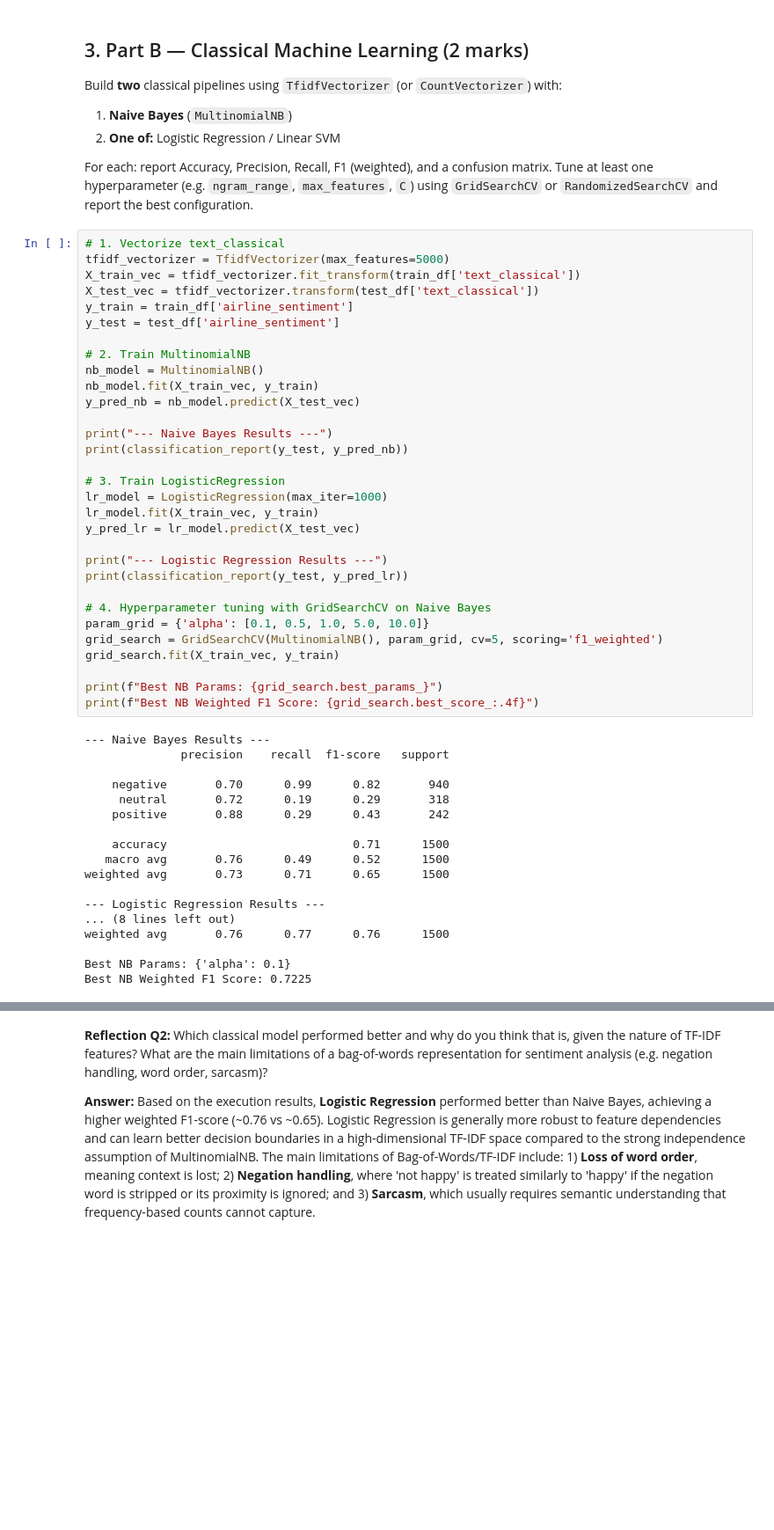
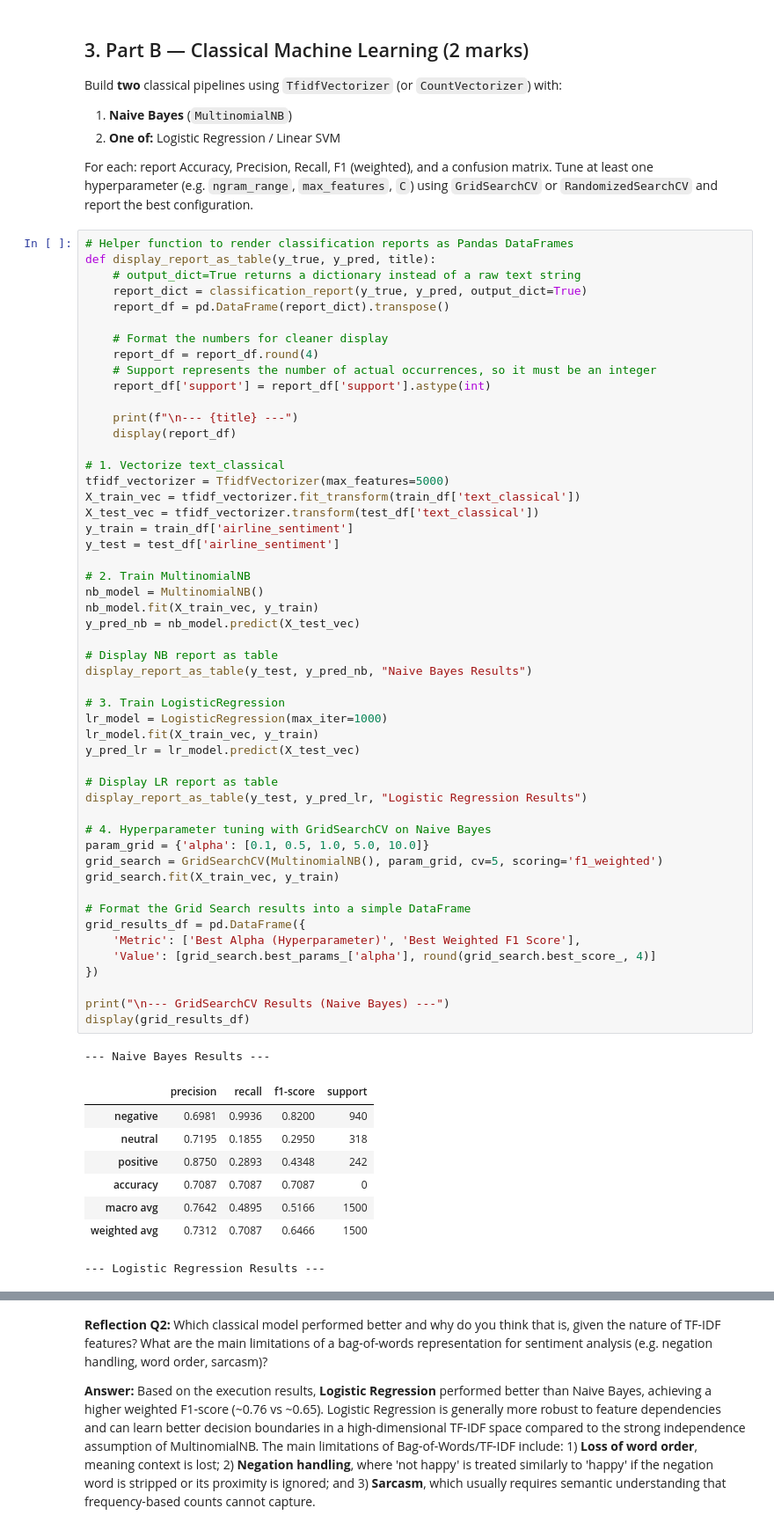
Before and after one commit to AvikRaj/sentiment-analysis-airtravel, a Jupyter notebook: sentiment-analysis.ipynb, the cells around one changed output, grey strips where cells are left out. Shown at 88% size. Saved outputs shown, nothing was run; the diff lists cells and outputs as text; blank space fills up the shorter version.

```diff
--- a/sentiment-analysis.ipynb
+++ b/sentiment-analysis.ipynb
@@ -465,51 +433,63 @@ For each: report Accuracy, Precision, Recall, F1 (weighted), and a confusion mat
 Tune at least one hyperparameter (e.g. `ngram_range`, `max_features`, `C`) using
 `GridSearchCV` or `RandomizedSearchCV` and report the best configuration.
 # %%
+# Helper function to render classification reports as Pandas DataFrames
+def display_report_as_table(y_true, y_pred, title):
+    # output_dict=True returns a dictionary instead of a raw text string
+    report_dict = classification_report(y_true, y_pred, output_dict=True)
+    report_df = pd.DataFrame(report_dict).transpose()
+
+    # Format the numbers for cleaner display
+    report_df = report_df.round(4)
+    # Support represents the number of actual occurrences, so it must be an integer
+    report_df['support'] = report_df['support'].astype(int)
+
+    print(f"\n--- {title} ---")
+    display(report_df)
+
 # 1. Vectorize text_classical
 tfidf_vectorizer = TfidfVectorizer(max_features=5000)
 X_train_vec = tfidf_vectorizer.fit_transform(train_df['text_classical'])
 X_test_vec = tfidf_vectorizer.transform(test_df['text_classical'])
 y_train = train_df['airline_sentiment']
 y_test = test_df['airline_sentiment']
 
 # 2. Train MultinomialNB
 nb_model = MultinomialNB()
 nb_model.fit(X_train_vec, y_train)
 y_pred_nb = nb_model.predict(X_test_vec)
 
-print("--- Naive Bayes Results ---")
-print(classification_report(y_test, y_pred_nb))
+# Display NB report as table
+display_report_as_table(y_test, y_pred_nb, "Naive Bayes Results")
 
 # 3. Train LogisticRegression
 lr_model = LogisticRegression(max_iter=1000)
 lr_model.fit(X_train_vec, y_train)
 y_pred_lr = lr_model.predict(X_test_vec)
 
-print("--- Logistic Regression Results ---")
-print(classification_report(y_test, y_pred_lr))
+# Display LR report as table
+display_report_as_table(y_test, y_pred_lr, "Logistic Regression Results")
 
 # 4. Hyperparameter tuning with GridSearchCV on Naive Bayes
 param_grid = {'alpha': [0.1, 0.5, 1.0, 5.0, 10.0]}
 grid_search = GridSearchCV(MultinomialNB(), param_grid, cv=5, scoring='f1_weighted')
 grid_search.fit(X_train_vec, y_train)
 
-print(f"Best NB Params: {grid_search.best_params_}")
-print(f"Best NB Weighted F1 Score: {grid_search.best_score_:.4f}")
+# Format the Grid Search results into a simple DataFrame
+grid_results_df = pd.DataFrame({
+    'Metric': ['Best Alpha (Hyperparameter)', 'Best Weighted F1 Score'],
+    'Value': [grid_search.best_params_['alpha'], round(grid_search.best_score_, 4)]
+})
+
+print("\n--- GridSearchCV Results (Naive Bayes) ---")
+display(grid_results_df)
 # %% [output]
 --- Naive Bayes Results ---
-              precision    recall  f1-score   support
-
-    negative       0.70      0.99      0.82       940
-     neutral       0.72      0.19      0.29       318
-    positive       0.88      0.29      0.43       242
-
-    accuracy                           0.71      1500
-   macro avg       0.76      0.49      0.52      1500
-weighted avg       0.73      0.71      0.65      1500
-
---- Logistic Regression Results ---
-... (8 lines left out)
-weighted avg       0.76      0.77      0.76      1500
-
-Best NB Params: {'alpha': 0.1}
-Best NB Weighted F1 Score: 0.7225
+|  | precision | recall | f1-score | support |
+| negative | 0.6981 | 0.9936 | 0.8200 | 940 |
+| neutral | 0.7195 | 0.1855 | 0.2950 | 318 |
+| positive | 0.8750 | 0.2893 | 0.4348 | 242 |
+| accuracy | 0.7087 | 0.7087 | 0.7087 | 0 |
+| macro avg | 0.7642 | 0.4895 | 0.5166 | 1500 |
+| weighted avg | 0.7312 | 0.7087 | 0.6466 | 1500 |
+--- Logistic Regression Results ---
```
Also changed, not shown: parts of 6 cells of this notebook.
